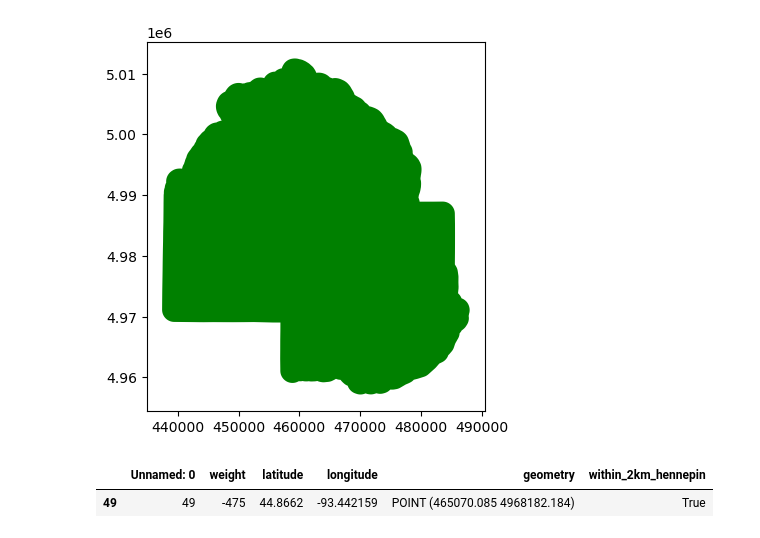
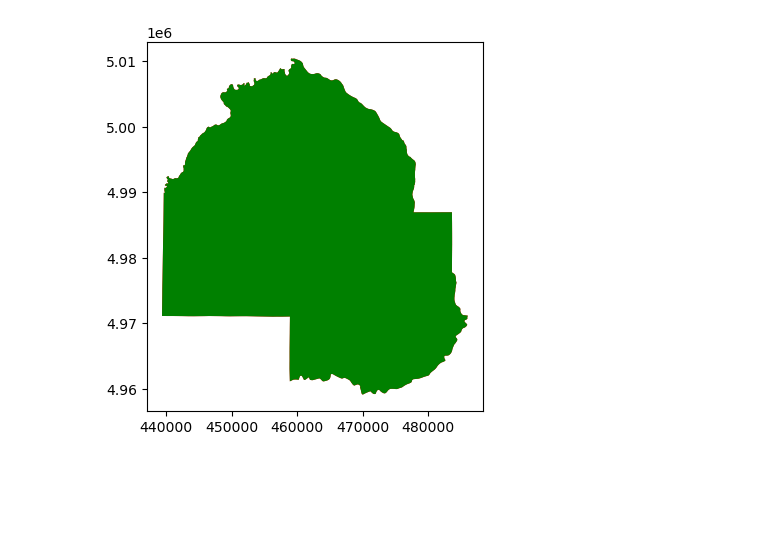
Before and after one commit to dreyco676/mn_childcare, a Jupyter notebook: kde.ipynb, the cells around one changed output. Cells and saved outputs as stored; diff of their text form; code cells hidden in the pictures; blank space fills up the shorter version.

```diff
--- a/kde.ipynb
+++ b/kde.ipynb
@@ -43,4 +36,4 @@ sns.kdeplot(data=df, x='latitude', y='longitude', weights='weight', fill=True, c
 import geopandas as gpd
 import matplotlib.pyplot as plt
 
-shp_df = gpd.read_file('data/original/shp_bdry_counties_in_minnesota/mn_county_boundaries.shp')
+shp_df = gpd.read_file('data/original/Hennepin_County_Boundary/Hennepin_County_Boundary.shp')
@@ -49,10 +57,10 @@ shp_df = gpd.read_file('data/original/shp_bdry_counties_in_minnesota/mn_county_b
 # %%
 # create 2km buffer around hennepin county
-buffered_hennepin = hennepin.buffer(2000)
-ax = hennepin.plot(color='red')
+# buff_henn = shp_df.buffer(2000)
+ax = shp_df.plot(color='red')
 
-buffered_hennepin.plot(ax=ax, color='green')
+shp_df.plot(ax=ax, color='green')
 plt.show()
 # %% [output]
-[figure, old version]
+[figure, new version]
 # %%
@@ -73,6 +71,0 @@ gdf['within_2km_hennepin'] = gdf.within(buffered_hennepin)
-# %%
-filtered_df = gdf[gdf['within_2km_hennepin'] == True]
-filtered_df.head()
-# %% [output]
-|  | Unnamed: 0 | weight | latitude | longitude | geometry | within_2km_hennepin |
-| 49 | 49 | -475 | 44.8662 | -93.442159 | POINT (465070.085 4968182.184) | True |
```
Also changed, not shown: parts of 13 cells of this notebook, 57 other files.
